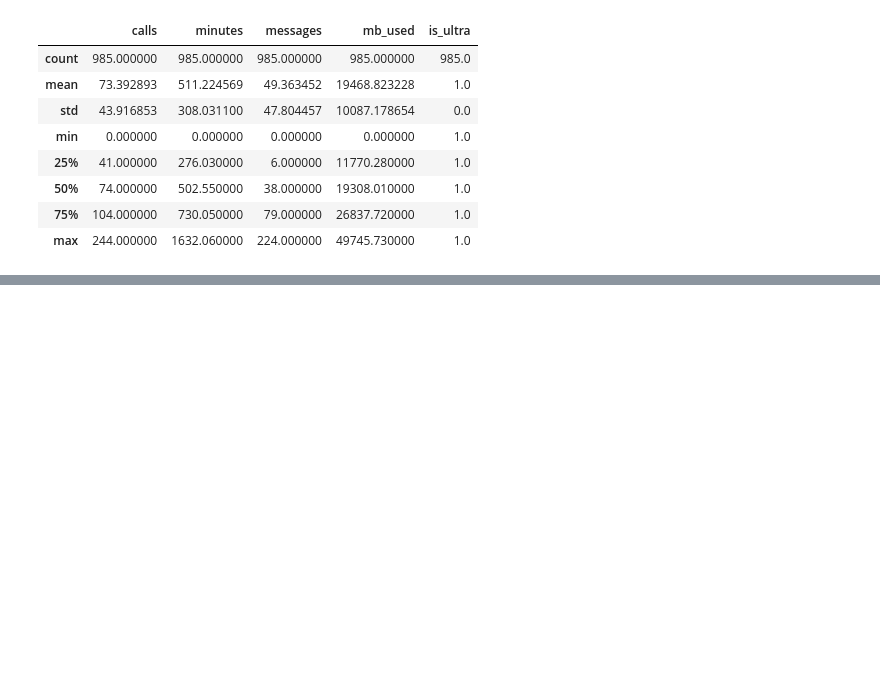
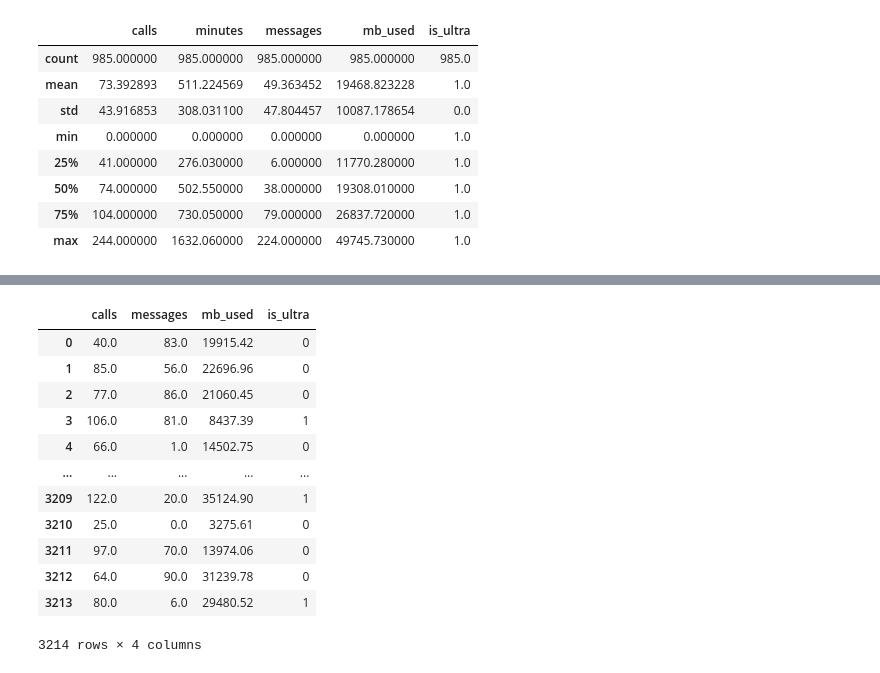
Before and after one commit to CesarChaparro1974/Machine_Learning_Project, a Jupyter notebook: project_notebook.ipynb, the cells around one changed output, grey strips where cells are left out. Saved outputs shown, nothing was run; the diff lists cells and outputs as text; code cells hidden in the pictures; blank space fills up the shorter version.

```diff
--- a/project_notebook.ipynb
+++ b/project_notebook.ipynb
@@ -118,0 +147,18 @@ Basic statistics for Ultra group
+# %%
+# drop feature with highly correlated values.
+clean_users = users.drop(['minutes'], axis=1)
+clean_users
+# %% [output]
+|  | calls | messages | mb_used | is_ultra |
+| 0 | 40.0 | 83.0 | 19915.42 | 0 |
+| 1 | 85.0 | 56.0 | 22696.96 | 0 |
+| 2 | 77.0 | 86.0 | 21060.45 | 0 |
+| 3 | 106.0 | 81.0 | 8437.39 | 1 |
+| 4 | 66.0 | 1.0 | 14502.75 | 0 |
+| ... | ... | ... | ... | ... |
+| 3209 | 122.0 | 20.0 | 35124.90 | 1 |
+| 3210 | 25.0 | 0.0 | 3275.61 | 0 |
+| 3211 | 97.0 | 70.0 | 13974.06 | 0 |
+| 3212 | 64.0 | 90.0 | 31239.78 | 0 |
+| 3213 | 80.0 | 6.0 | 29480.52 | 1 |
+3214 rows × 4 columns
```
Also changed, not shown: parts of 16 cells of this notebook.
